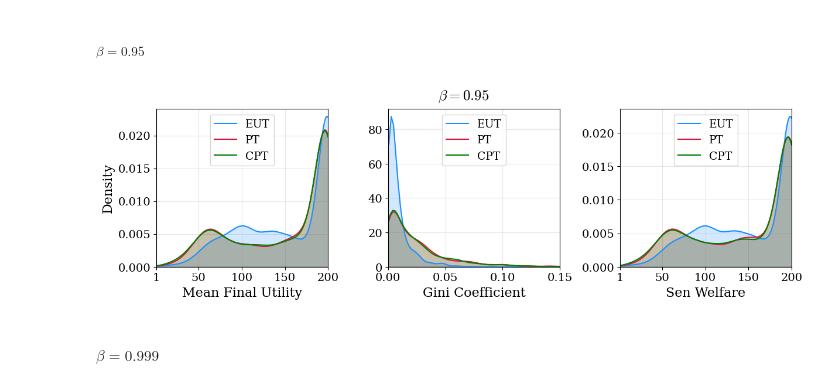
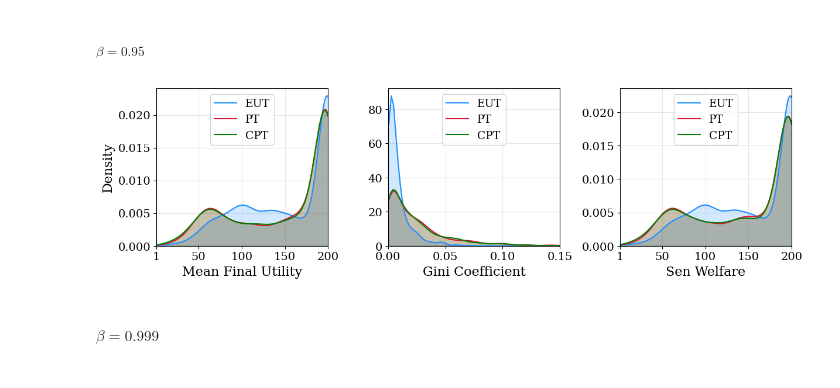
Before and after one commit to charlesaugdupont/cognitive-biases-welfare-volatility, a Jupyter notebook: notebooks/sen_welfare.ipynb, the cells around one changed output. Drawn from its saved outputs; the diff is of its cells as text; code cells hidden in the pictures.

Commit message:
update figure 3, and sensitivity analysis

```diff
--- a/notebooks/sen_welfare.ipynb
+++ b/notebooks/sen_welfare.ipynb
@@ -409,35 +409,35 @@ for i, directory in enumerate(directories):
     axs[1].plot(x_vals, y_vals, color=colors[i], label=labels[i], lw=1.5)
     axs[1].fill_between(x_vals, y_vals, color=colors[i], alpha=0.2)
 axs[1].set_xlabel("Gini Coefficient")
 axs[1].legend(loc="upper center")
 axs[1].set_xlim(0, 0.15)
 axs[1].grid()
 axs[1].set_ylim(0,)
 
 # Sen Welfare
 for i, directory in enumerate(directories):
     with open(f"{directory}/sen_welfare", "rb") as f:
         sen = pickle.load(f)
     kde = gaussian_kde(sen, bw_method=0.2)
     x_vals = np.linspace(1, 200, 500)
     y_vals = kde(x_vals)
     y_vals /= np.trapz(y_vals, x_vals)
     axs[2].plot(x_vals, y_vals, color=colors[i], label=labels[i], lw=1.5)
     axs[2].fill_between(x_vals, y_vals, color=colors[i], alpha=0.2)
 axs[2].set_xlabel("Sen Welfare")
 axs[2].set_xticks([1, 50, 100, 150, 200])
 axs[2].legend(loc="upper center")
 axs[2].grid()
 axs[2].set_ylim(0,)
 axs[2].set_xlim(1,200)
 
-plt.suptitle(r"$\beta=0.95$")
+#plt.suptitle(r"$\beta=0.95$")
 
 fig.subplots_adjust(wspace=0.35)
 plt.savefig("../figures/util_gini_welfare_kde_comparison.pdf", bbox_inches="tight")
 plt.show()
 # %% [output]
-[figure, old version]
+[figure, new version]
 # %% [markdown]
 #### $\beta=0.999$
 # %%
```
Also changed, not shown: 1 other file.
